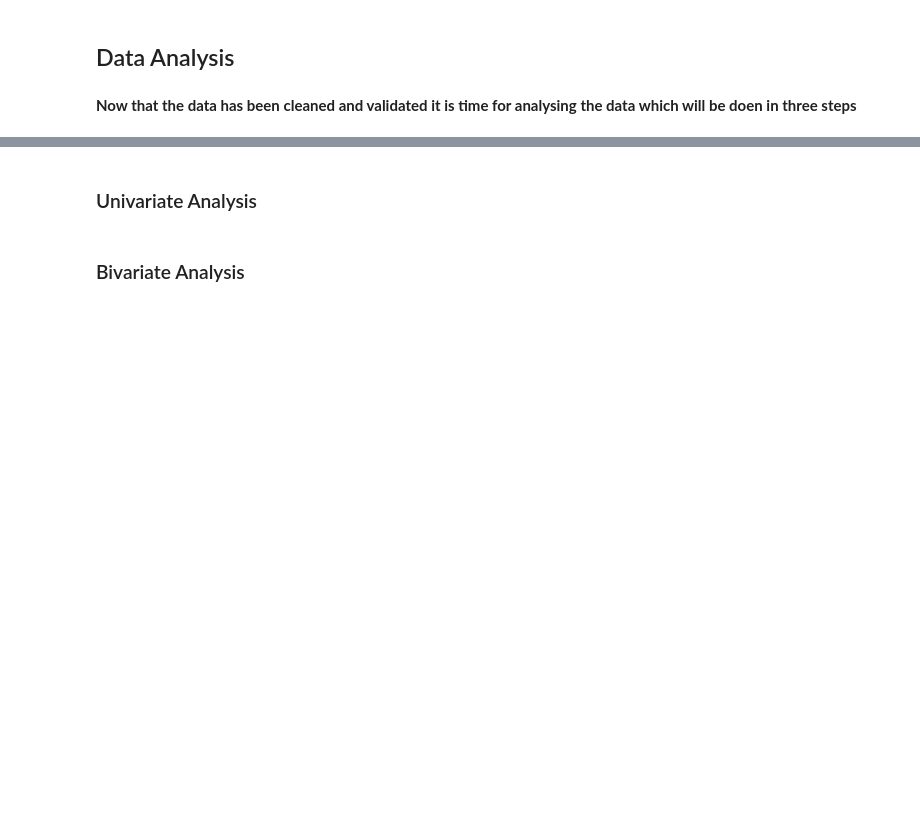
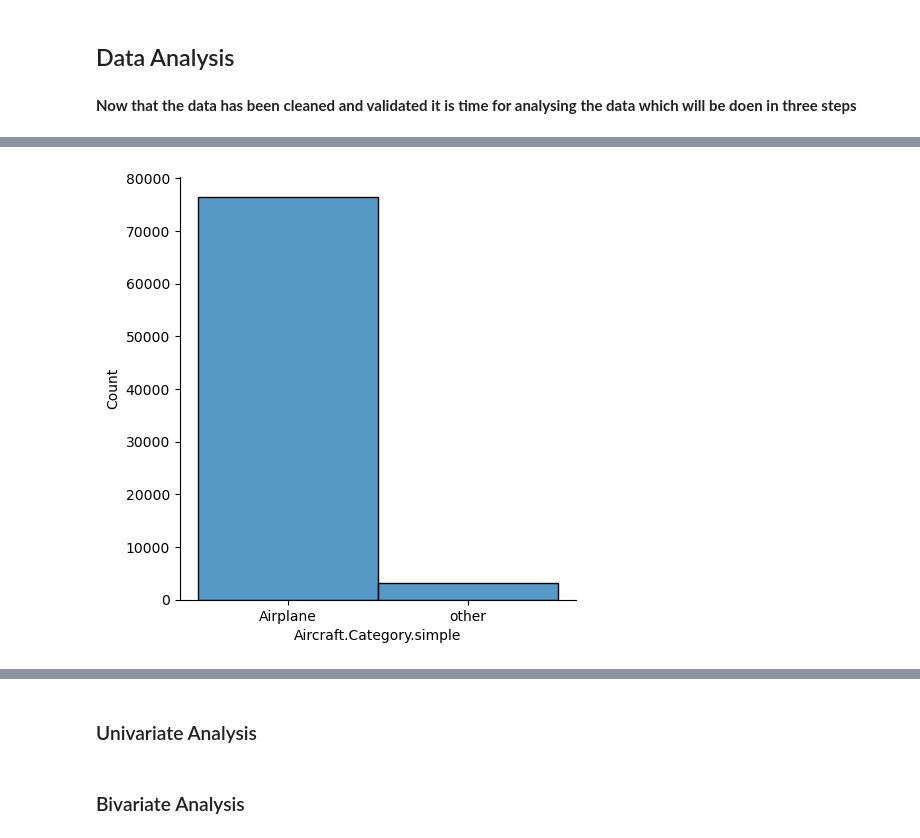
Before and after one commit to Churabros/Aviation-Accidents-Analysis, a Jupyter notebook: Index.ipynb, the cells around one changed output, grey strips where cells are left out. Saved outputs shown, nothing was run; the diff lists cells and outputs as text; code cells hidden in the pictures; blank space fills up the shorter version.

```diff
--- a/Index.ipynb
+++ b/Index.ipynb
@@ -223,0 +325,15 @@ df.groupby('Aircraft.Category')['Total.Fatal.Injuries'].sum()
+# %%
+def category(purpose):
+    if purpose == 'Airplane':
+        return 'Airplane'
+
+    else:
+        return 'other'
+# %%
+df['Aircraft.Category.simple'] =df['Aircraft.Category'].apply(category)
+# %%
+sns.displot(df['Aircraft.Category.simple'])
+ax.set_xlabels('Aircraft Category')
+ax.set_ylabels('Total Accidents');
+# %% [output]
+[figure, added]
```
Also changed, not shown: parts of 58 cells of this notebook, 1 other file.
